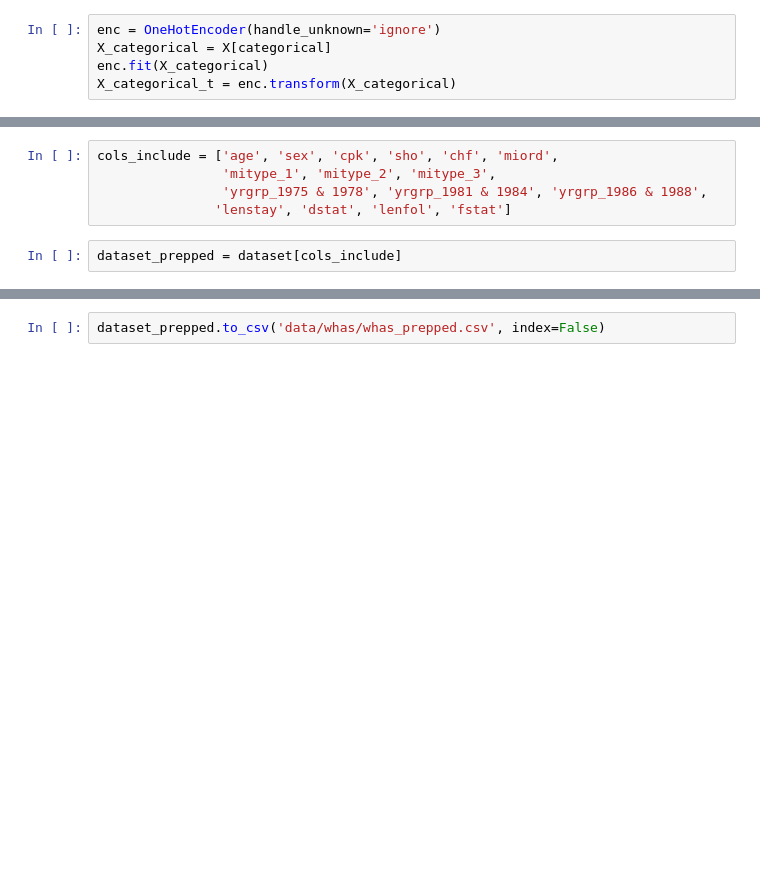
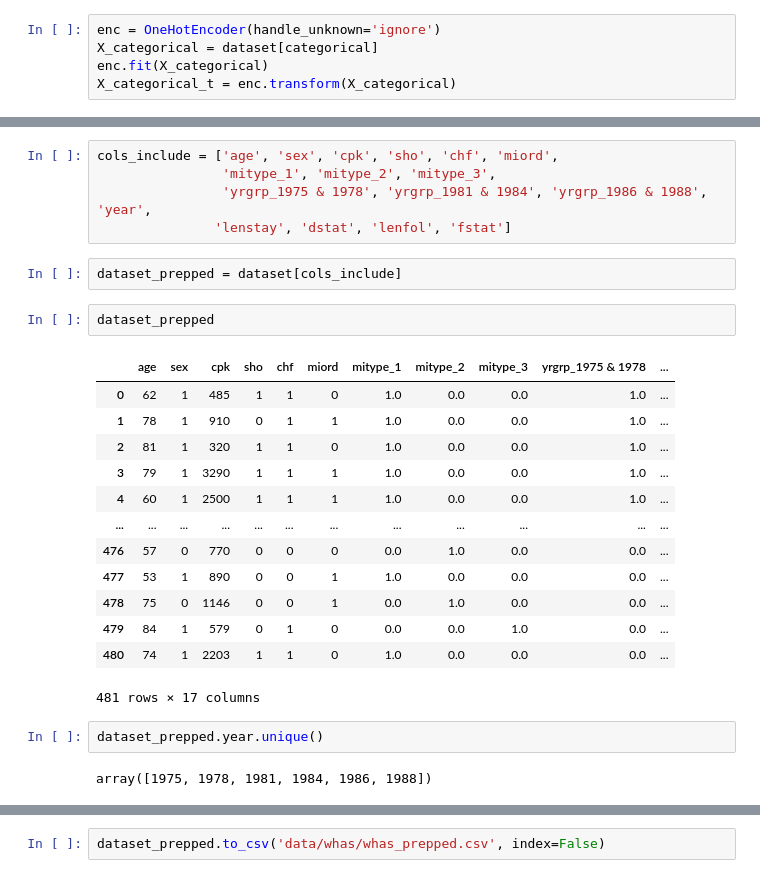
Before and after one commit to ipa/pymc-survival, a Jupyter notebook: examples/experiments/prepare_data.ipynb, the cells around one changed output, grey strips where cells are left out. Saved outputs shown, nothing was run; the diff lists cells and outputs as text; blank space fills up the shorter version.

```diff
--- a/examples/experiments/prepare_data.ipynb
+++ b/examples/experiments/prepare_data.ipynb
@@ -11,7 +11,7 @@ categorical = ['mitype', 'yrgrp']
 continuous = ['age', 'cpk']
 # %%
 enc = OneHotEncoder(handle_unknown='ignore')
-X_categorical = X[categorical]
+X_categorical = dataset[categorical]
 enc.fit(X_categorical)
 X_categorical_t = enc.transform(X_categorical)
 # %%
@@ -28,7 +28,27 @@ Index(['id', 'age', 'sex', 'cpk', 'sho', 'chf', 'miord', 'mitype', 'year',
 # %%
 cols_include = ['age', 'sex', 'cpk', 'sho', 'chf', 'miord',
                 'mitype_1', 'mitype_2', 'mitype_3',
-                'yrgrp_1975 & 1978', 'yrgrp_1981 & 1984', 'yrgrp_1986 & 1988',
+                'yrgrp_1975 & 1978', 'yrgrp_1981 & 1984', 'yrgrp_1986 & 1988', 'year',
                'lenstay', 'dstat', 'lenfol', 'fstat']
 # %%
 dataset_prepped = dataset[cols_include]
+# %%
+dataset_prepped
+# %% [output]
+|  | age | sex | cpk | sho | chf | miord | mitype_1 | mitype_2 | mitype_3 | yrgrp_1975 & 1978 | ... |
+| 0 | 62 | 1 | 485 | 1 | 1 | 0 | 1.0 | 0.0 | 0.0 | 1.0 | ... |
+| 1 | 78 | 1 | 910 | 0 | 1 | 1 | 1.0 | 0.0 | 0.0 | 1.0 | ... |
+| 2 | 81 | 1 | 320 | 1 | 1 | 0 | 1.0 | 0.0 | 0.0 | 1.0 | ... |
+| 3 | 79 | 1 | 3290 | 1 | 1 | 1 | 1.0 | 0.0 | 0.0 | 1.0 | ... |
+| 4 | 60 | 1 | 2500 | 1 | 1 | 1 | 1.0 | 0.0 | 0.0 | 1.0 | ... |
+| ... | ... | ... | ... | ... | ... | ... | ... | ... | ... | ... | ... |
+| 476 | 57 | 0 | 770 | 0 | 0 | 0 | 0.0 | 1.0 | 0.0 | 0.0 | ... |
+| 477 | 53 | 1 | 890 | 0 | 0 | 1 | 1.0 | 0.0 | 0.0 | 0.0 | ... |
+| 478 | 75 | 0 | 1146 | 0 | 0 | 1 | 0.0 | 1.0 | 0.0 | 0.0 | ... |
+| 479 | 84 | 1 | 579 | 0 | 1 | 0 | 0.0 | 0.0 | 1.0 | 0.0 | ... |
+| 480 | 74 | 1 | 2203 | 1 | 1 | 0 | 1.0 | 0.0 | 0.0 | 0.0 | ... |
+481 rows × 17 columns
+# %%
+dataset_prepped.year.unique()
+# %% [output]
+array([1975, 1978, 1981, 1984, 1986, 1988])
```
Also changed, not shown: parts of 7 cells of this notebook, 1 other file.
